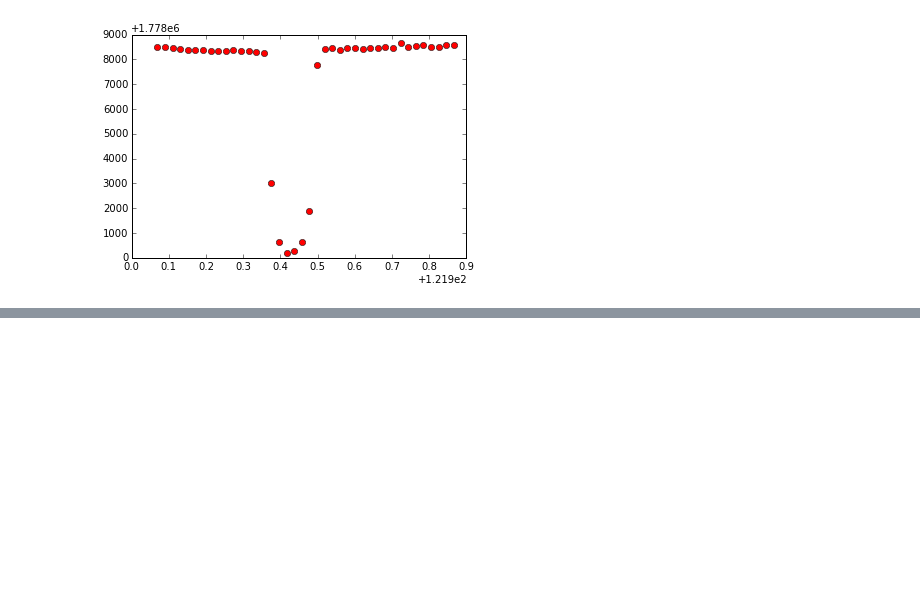
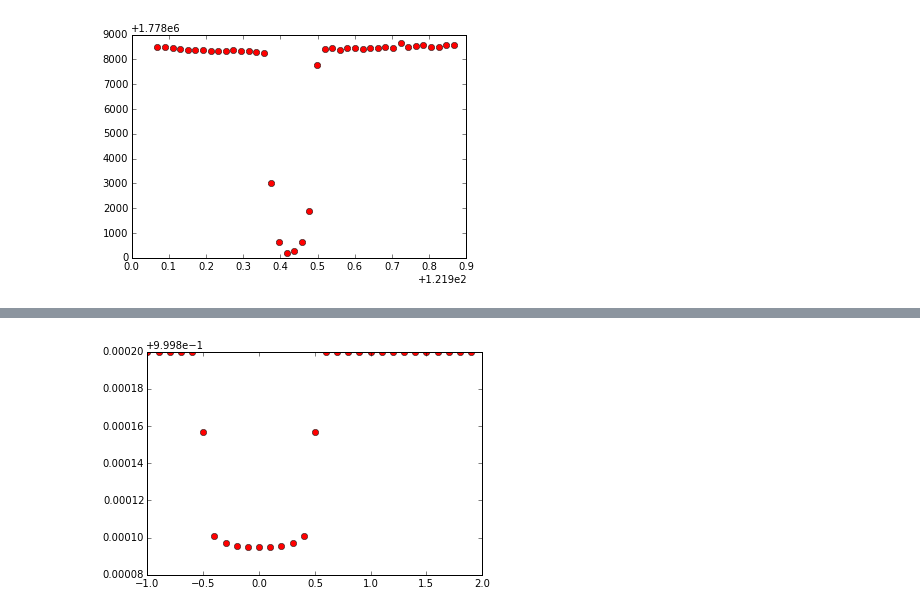
Before and after one commit to joshm73/pythonIntro, a Jupyter notebook: Intro.ipynb, the cells around one changed output, grey strips where cells are left out. Saved outputs shown, nothing was run; the diff lists cells and outputs as text; code cells hidden in the pictures; blank space fills up the shorter version.

Commit message:
Addition of model plots including variations of parameters

```diff
--- a/Intro.ipynb
+++ b/Intro.ipynb
@@ -311,0 +328,11 @@ We purposfully picked the largest radii planet in the linked list so that our tr
+# %%
+import numpy as np
+
+def ModLC(timeIn, RpRs, b, tR, t0, u1, u2):
+    bsq  = b**2
+    z0   = np.sqrt(bsq + ((timeIn-t0) / tR)**2)
+    nz   = len(timeIn)
+    muo1 = np.zeros((nz))
+    mu0  = np.zeros((nz))
+    _    = occultquad.occultquad(z0,u1,u2,RpRs,muo1,mu0,nz)
+    return muo1
@@ -311,0 +341,9 @@ We purposfully picked the largest radii planet in the linked list so that our tr
+# %%
+timeIn = np.arange(-1, 2, 0.1)
+Model = ModLC(timeIn, 0.01, 0, 0.5, 0, 0.1, 0.1)
+
+import matplotlib.pyplot as plt
+plt.plot(timeIn, Model, 'ro')
+plt.show()
+# %% [output]
+[figure, added]
```
Also changed, not shown: parts of 15 cells of this notebook.
